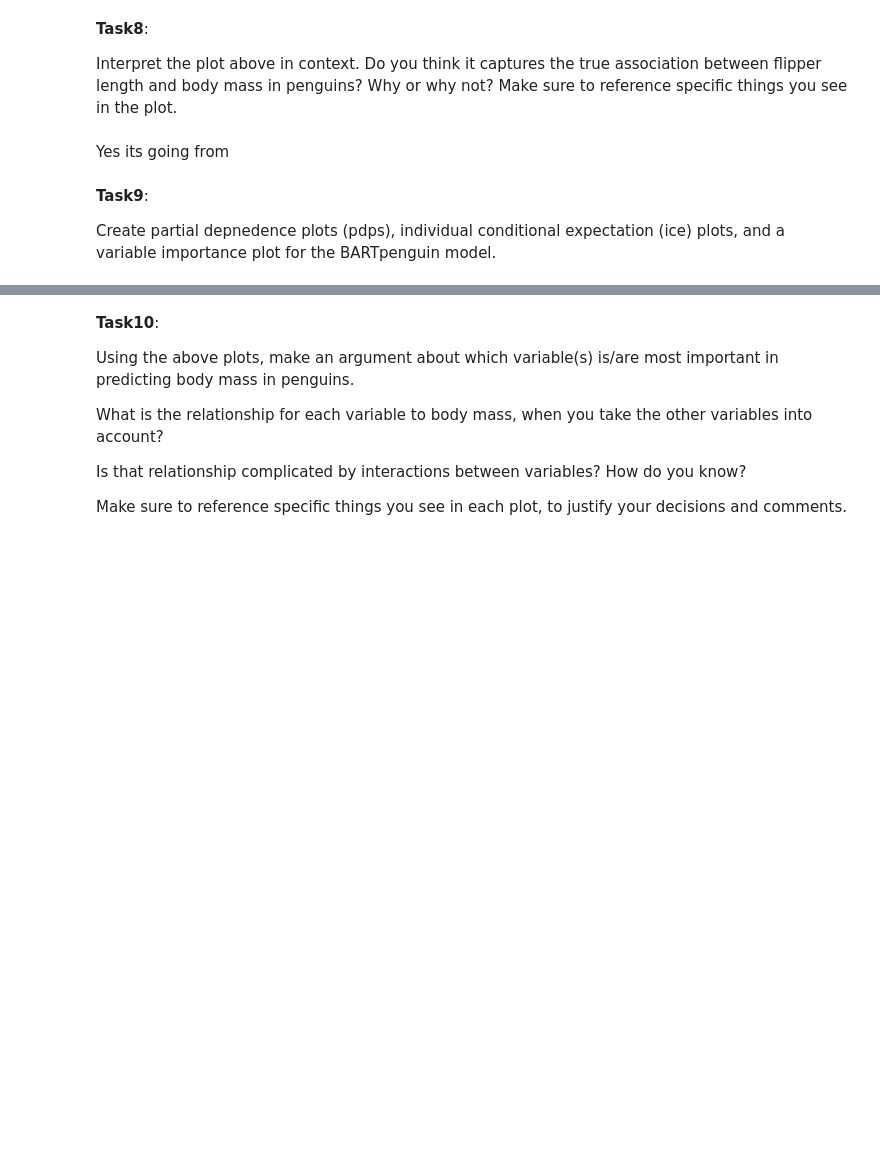
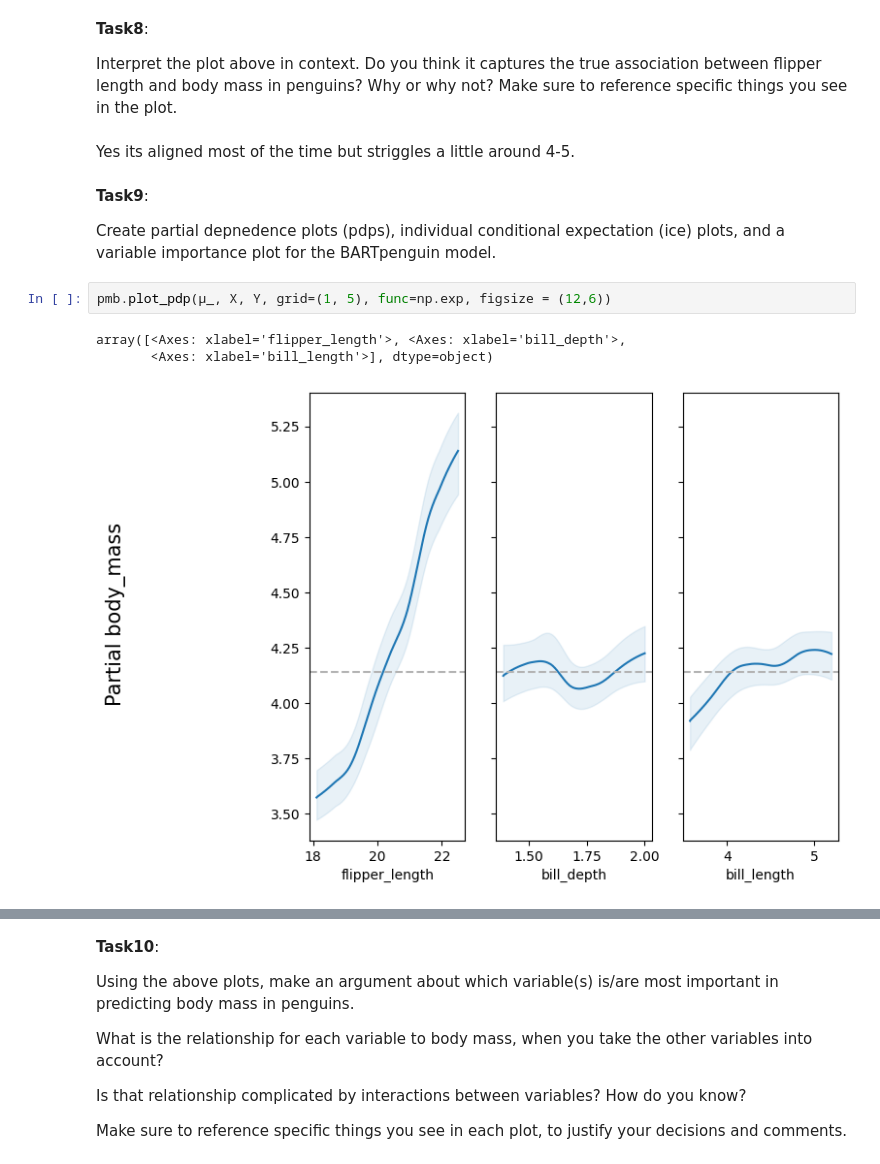
Before and after one commit to kundana12345/DataScience, a Jupyter notebook: Kundana_Unit8ExercisesSF.ipynb, the cells around one changed output, grey strips where cells are left out. Drawn from its saved outputs; the diff is of its cells as text; blank space fills up the shorter version.

```diff
--- a/Kundana_Unit8ExercisesSF.ipynb
+++ b/Kundana_Unit8ExercisesSF.ipynb
@@ -131,9 +128,15 @@ az.plot_ppc(idata_octps, num_pp_samples=100, colors=["C1", "C0", "C1"])
 **Task8**:
 
 Interpret the plot above in context. Do you think it captures the true association between flipper length and body mass in penguins? Why or why not? Make sure to reference specific things you see in the plot.
-# %% [markdown]
-Yes its going from
+# %% [markdown]
+Yes its aligned most of the time but striggles a little around 4-5.
 # %% [markdown]
 **Task9**:
 
 Create partial depnedence plots (pdps), individual conditional expectation (ice) plots, and a variable importance plot for the BARTpenguin model.
+# %%
+pmb.plot_pdp(μ_, X, Y, grid=(1, 5), func=np.exp, figsize = (12,6))
+# %% [output]
+array([<Axes: xlabel='flipper_length'>, <Axes: xlabel='bill_depth'>,
+       <Axes: xlabel='bill_length'>], dtype=object)
+[figure, added]
```
Also changed, not shown: parts of 7 cells of this notebook.
